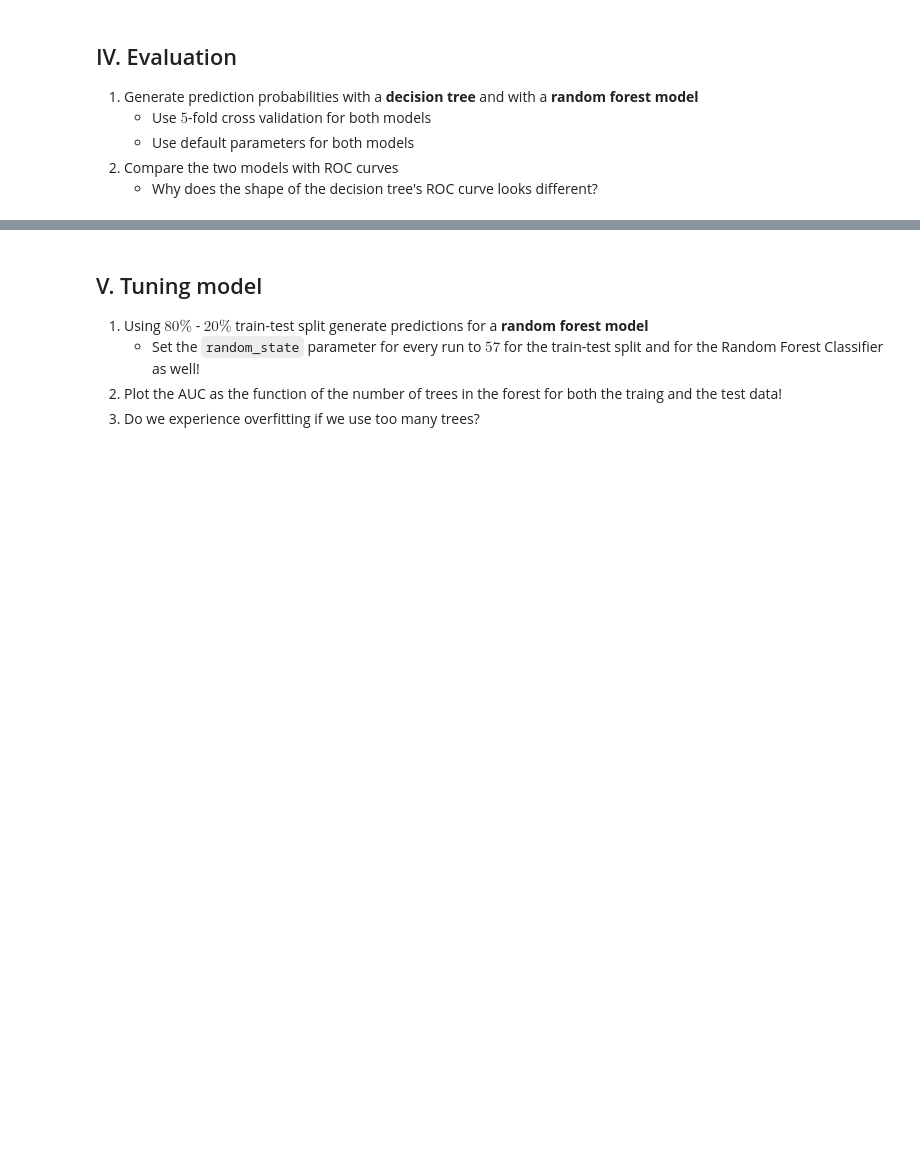
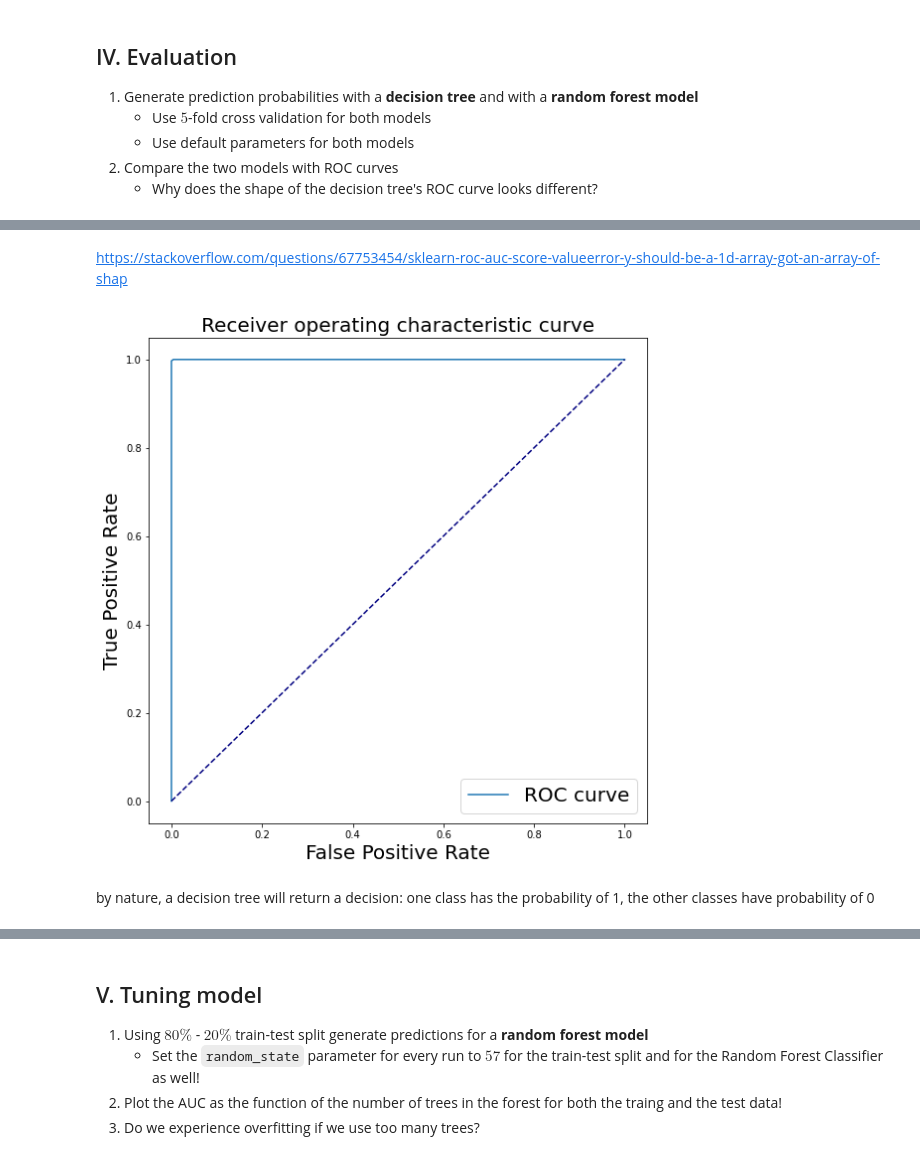
Before and after one commit to barnabasp/ML_Course, a Jupyter notebook: 8/bporfy_lab_08_tree_models.ipynb, the cells around one changed output, grey strips where cells are left out. Cells and saved outputs as stored; diff of their text form; code cells hidden in the pictures; blank space fills up the shorter version.

```diff
--- a/8/bporfy_lab_08_tree_models.ipynb
+++ b/8/bporfy_lab_08_tree_models.ipynb
@@ -315,0 +363,3 @@ sns.barplot(x=np.arange(0,len(clf_3.feature_importances_),1),y=clf_3.feature_imp
+# %%
+clf_dt = DecisionTreeClassifier()
+clf_rf = RandomForestClassifier()
@@ -315,0 +381,3 @@ sns.barplot(x=np.arange(0,len(clf_3.feature_importances_),1),y=clf_3.feature_imp
+# %%
+clf_dt.fit(scaled_data,Y)
+clf_dt.predict_proba(scaled_data)
@@ -315,0 +392,20 @@ sns.barplot(x=np.arange(0,len(clf_3.feature_importances_),1),y=clf_3.feature_imp
+# %% [markdown]
+https://stackoverflow.com/questions/67753454/sklearn-roc-auc-score-valueerror-y-should-be-a-1d-array-got-an-array-of-shap
+# %%
+fpr_dt = dict()
+tpr_dt = dict()
+fpr_dt, tpr_dt, _ = metrics.roc_curve(Y, clf_dt.predict_proba(scaled_data)[:,1])
+roc_auc_dt = metrics.auc(fpr_dt, tpr_dt)
+# %%
+plt.figure(figsize=(9,9))
+plt.plot(fpr_dt,tpr_dt,label='ROC curve')
+plt.plot([0, 1], [0, 1], color='navy', linestyle='--')
+plt.xlabel('False Positive Rate', fontsize=20)
+plt.ylabel('True Positive Rate',fontsize=20)
+plt.title('Receiver operating characteristic curve',fontsize=20)
+plt.legend(fontsize=20)
+plt.show()
+# %% [output]
+[figure, added]
+# %% [markdown]
+by nature, a decision tree will return a decision: one class has the probability of 1, the other classes have probability of 0
```
Also changed, not shown: parts of 19 cells of this notebook.
